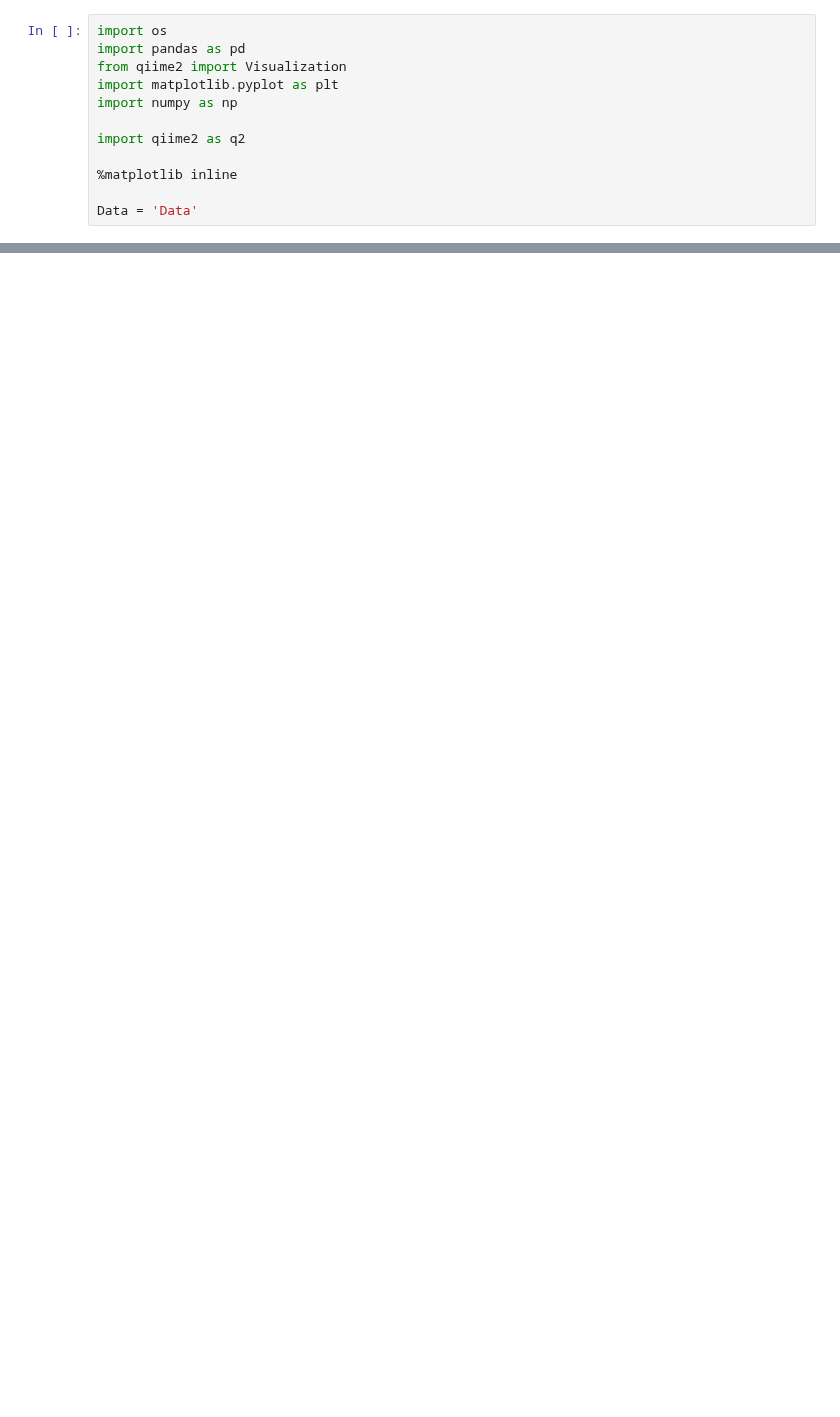
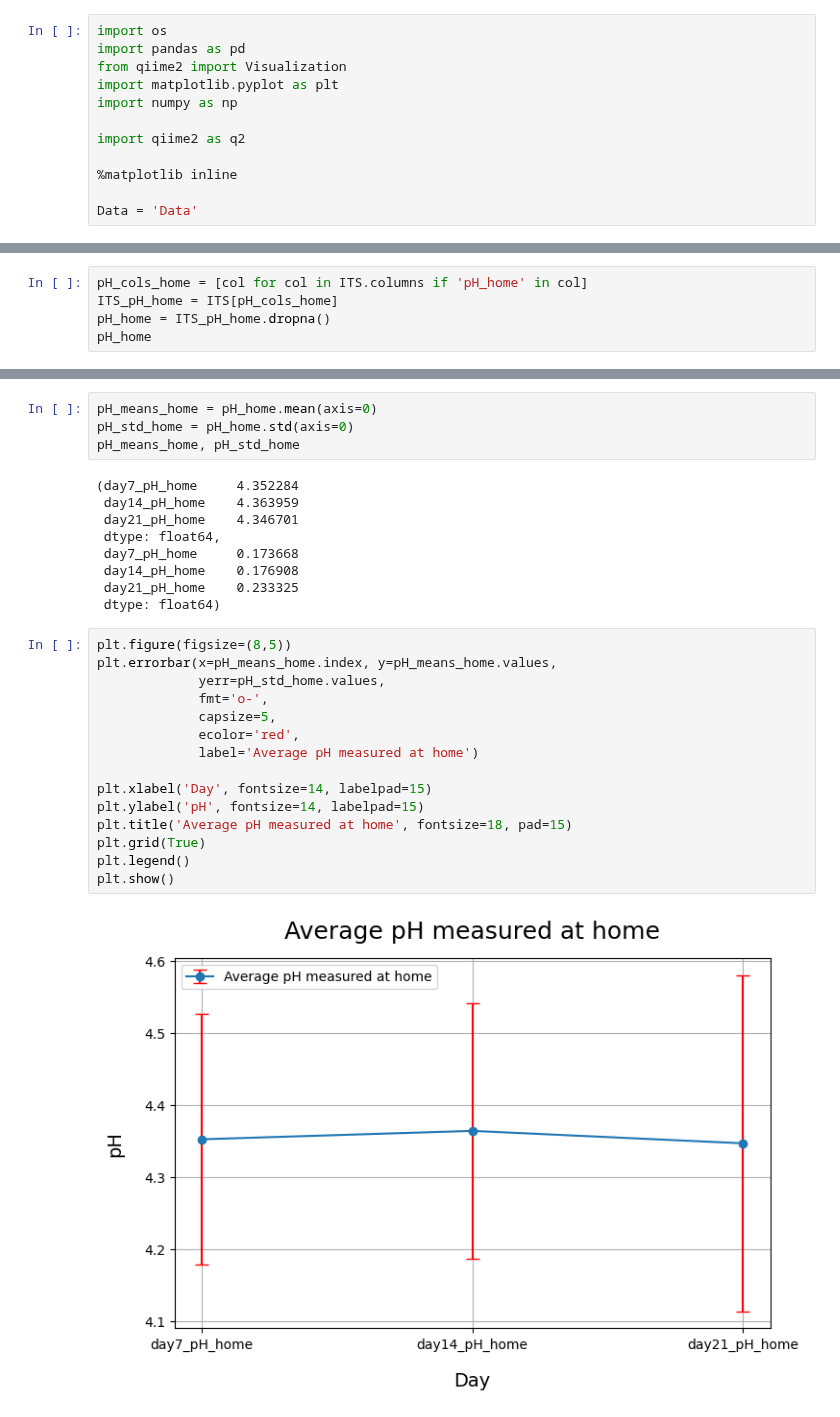
Before and after one commit to ninaaa-a/FermentYOU, a Jupyter notebook: Initial_visualization.ipynb, the cells around one changed output, grey strips where cells are left out. Cells and saved outputs as stored; diff of their text form; blank space fills up the shorter version.

```diff
--- a/Initial_visualization.ipynb
+++ b/Initial_visualization.ipynb
@@ -32,0 +120,5 @@ Visualization.load(f"{Data}/visualization/modified-dada1-table-highschool-summar
+# %%
+pH_cols_home = [col for col in ITS.columns if 'pH_home' in col]
+ITS_pH_home = ITS[pH_cols_home]
+pH_home = ITS_pH_home.dropna()
+pH_home
@@ -32,0 +140,30 @@ Visualization.load(f"{Data}/visualization/modified-dada1-table-highschool-summar
+# %%
+pH_means_home = pH_home.mean(axis=0)
+pH_std_home = pH_home.std(axis=0)
+pH_means_home, pH_std_home
+# %% [output]
+(day7_pH_home     4.352284
+ day14_pH_home    4.363959
+ day21_pH_home    4.346701
+ dtype: float64,
+ day7_pH_home     0.173668
+ day14_pH_home    0.176908
+ day21_pH_home    0.233325
+ dtype: float64)
+# %%
+plt.figure(figsize=(8,5))
+plt.errorbar(x=pH_means_home.index, y=pH_means_home.values,
+             yerr=pH_std_home.values,
+             fmt='o-',
+             capsize=5,
+             ecolor='red',
+             label='Average pH measured at home')
+
+plt.xlabel('Day', fontsize=14, labelpad=15)
+plt.ylabel('pH', fontsize=14, labelpad=15)
+plt.title('Average pH measured at home', fontsize=18, pad=15)
+plt.grid(True)
+plt.legend()
+plt.show()
+# %% [output]
+[figure, added]
```
Also changed, not shown: parts of 23 cells of this notebook, 1 other file.
